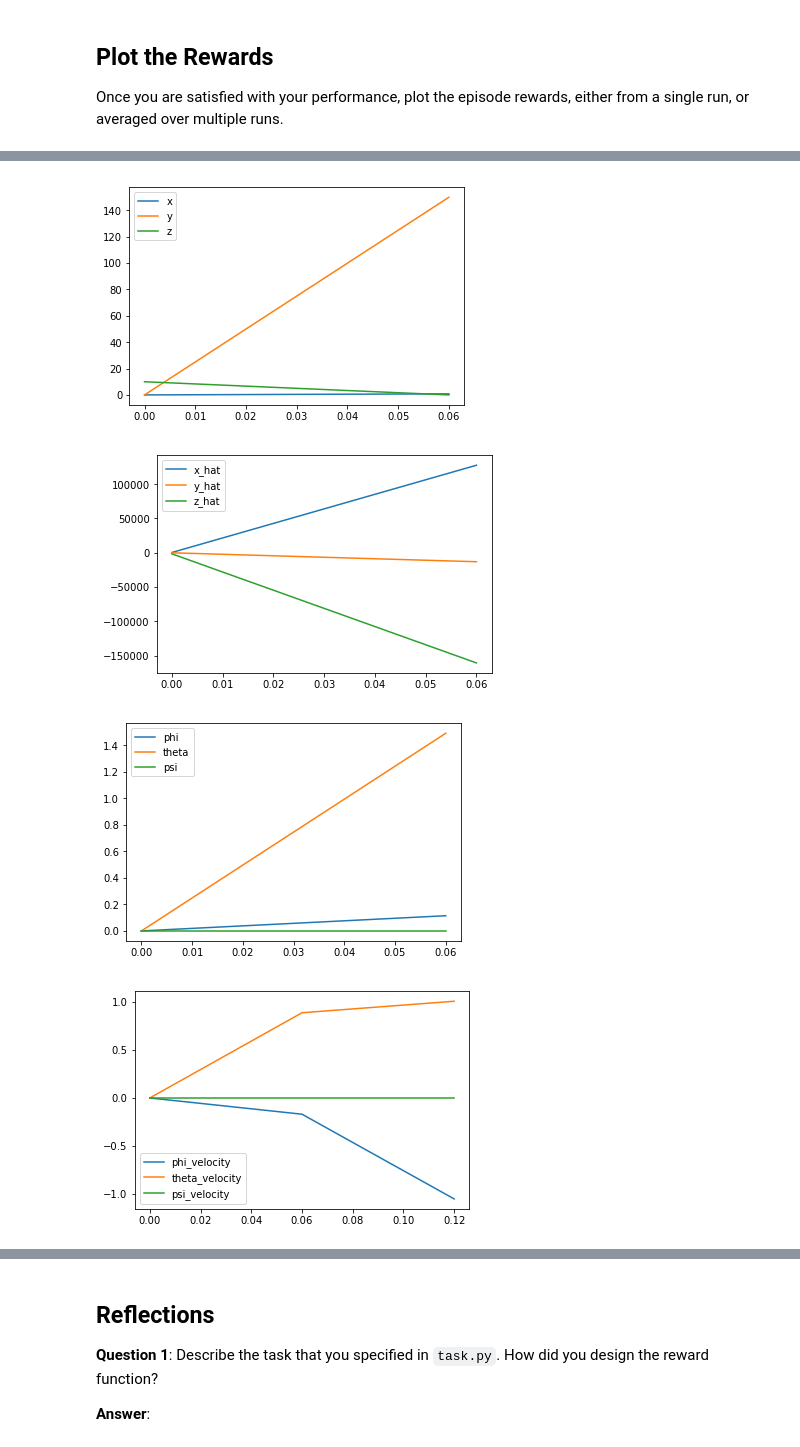
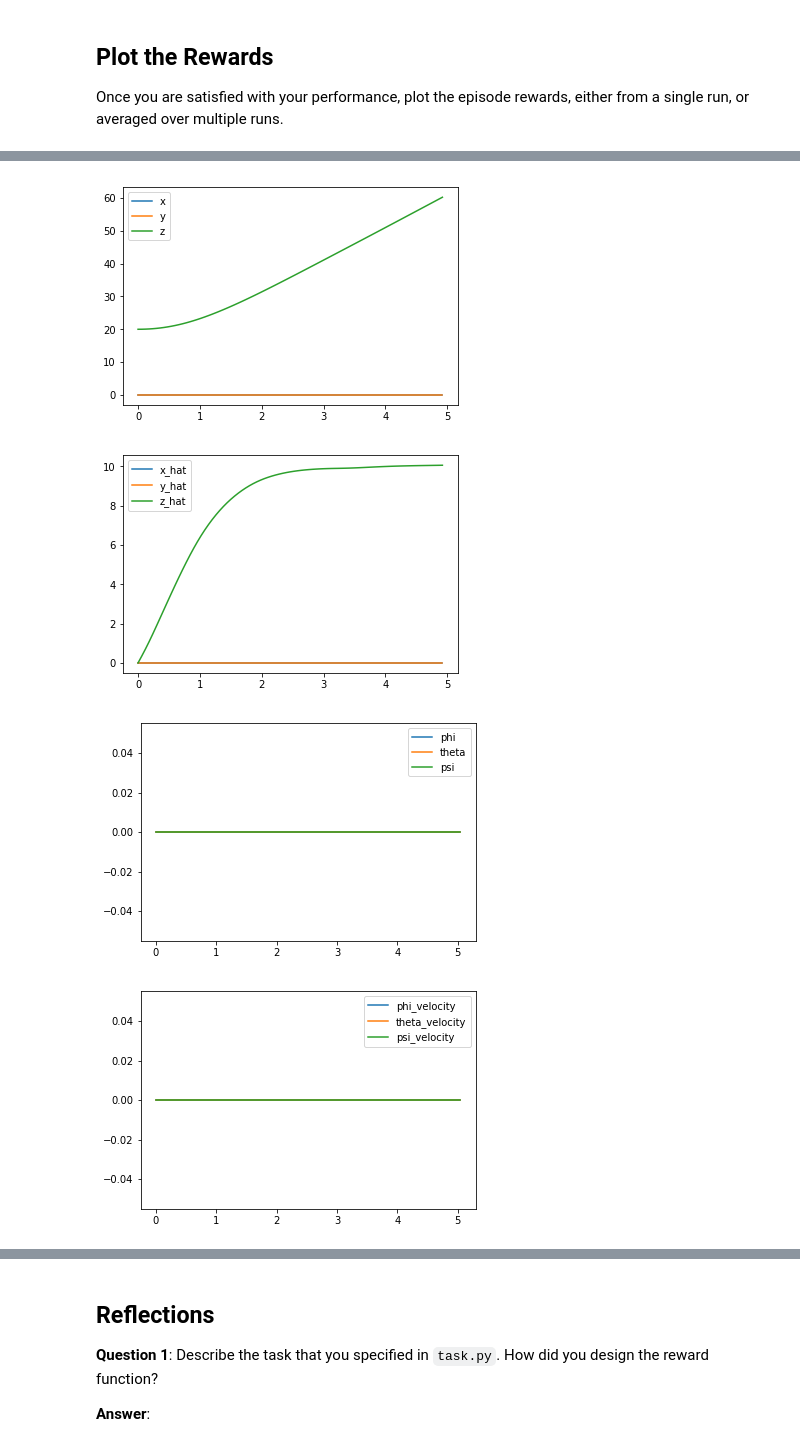
Before and after one commit to kristjansb/RL-Quadcopter-2, a Jupyter notebook: Quadcopter_Project.ipynb, the cells around one changed output, grey strips where cells are left out. Drawn from its saved outputs; the diff is of its cells as text; code cells hidden in the pictures.

```diff
--- a/Quadcopter_Project.ipynb
+++ b/Quadcopter_Project.ipynb
@@ -211,3 +211,44 @@ After specifying your task, use the sample agent in `agents/policy_search.py` as
 Note that it is **highly unlikely** that the first agent and task that you specify will learn well.  You will likely have to tweak various hyperparameters and the reward function for your task until you arrive at reasonably good behavior.
 
 As you develop your agent, it's important to keep an eye on how it's performing. Use the code above as inspiration to build in a mechanism to log/save the total rewards obtained in each episode to file.  If the episode rewards are gradually increasing, this is an indication that your agent is learning.
+# %%
+# you must include '%matplotlib notebook' for this to work
+%matplotlib notebook
+
+# generate plot function
+def plt_dynamic(x, y1, y2, y3, color_y1='g', color_y2='b', color_y3='k'):
+    sub1.plot(x, y1, color_y1)
+    sub2.plot(x, y2, color_y2)
+    ax2.plot(x, y3, color_y3)
+    fig.canvas.draw()
+
+# create plots
+fig, (sub1, ax2) = plt.subplots(1,2)
+sub2 = sub1.twinx()
+
+time_limit = runtime
+y1_lower, y1_upper = 0.0, 150.0
+y2_lower, y2_upper = 0.0, 900.0
+y3_lower, y3_upper = -400., 700.
+
+# set plot boundaries
+sub1.set_xlim(0, time_limit) # this is typically time
+sub1.set_ylim(y1_lower, y1_upper) # limits to your y1
+sub2.set_xlim(0, time_limit) # time, again
+sub2.set_ylim(y2_lower, y2_upper) # limits to your y2
+ax2.set_xlim(0, time_limit) # time
+ax2.set_ylim(y3_lower, y3_upper) # limit for second plot
+
+# set labels and colors for the axes
+sub1.set_xlabel('time (s)', color='k')
+sub1.set_ylabel('Z Position (m)', color='g')
+sub1.tick_params(axis='x', colors='k')
+sub1.tick_params(axis='y', colors="g")
+
+#sub2.set_ylabel('Rotor speed', color='b')
+sub2.tick_params(axis='y', colors='b')
+
+ax2.set_xlabel('time (s)', color='k')
+#ax2.set_ylabel('Reward', color='k')
+ax2.tick_params(axis='x', colors='k')
+ax2.tick_params(axis='y', colors='k')
@@ -308,42 +514,42 @@ for ep in range(len(episode_results)):
 # %%
 ## TODO: Plot the rewards.
-episode_num = 37
+episode_num = 72
 plt.plot(episode_results[episode_num]['time'], episode_results[episode_num]['x'], label='x')
 plt.plot(episode_results[episode_num]['time'], episode_results[episode_num]['y'], label='y')
 plt.plot(episode_results[episode_num]['time'], episode_results[episode_num]['z'], label='z')
 plt.legend()
 _ = plt.ylim()
 # %% [output]
-[figure, old version]
+[figure, new version]
 # %%
 ## TODO: Plot the rewards.
-episode_num = 37
+episode_num = 72
 plt.plot(episode_results[episode_num]['time'], episode_results[episode_num]['x_velocity'], label='x_hat')
 plt.plot(episode_results[episode_num]['time'], episode_results[episode_num]['y_velocity'], label='y_hat')
 plt.plot(episode_results[episode_num]['time'], episode_results[episode_num]['z_velocity'], label='z_hat')
 plt.legend()
 _ = plt.ylim()
 # %% [output]
-[figure, old version]
+[figure, new version]
 # %%
 ## TODO: Plot the rewards.
-episode_num = 38
+episode_num = 1018
 plt.plot(episode_results[episode_num]['time'], episode_results[episode_num]['phi'], label='phi')
 plt.plot(episode_results[episode_num]['time'], episode_results[episode_num]['theta'], label='theta')
 plt.plot(episode_results[episode_num]['time'], episode_results[episode_num]['psi'], label='psi')
 plt.legend()
 _ = plt.ylim()
 # %% [output]
-[figure, old version]
+[figure, new version]
 # %%
 ## TODO: Plot the rewards.
-episode_num = 30
+episode_num = 1018
 plt.plot(episode_results[episode_num]['time'], episode_results[episode_num]['phi_velocity'], label='phi_velocity')
 plt.plot(episode_results[episode_num]['time'], episode_results[episode_num]['theta_velocity'], label='theta_velocity')
 plt.plot(episode_results[episode_num]['time'], episode_results[episode_num]['psi_velocity'], label='psi_velocity')
 plt.legend()
 _ = plt.ylim()
 # %% [output]
-[figure, old version]
+[figure, new version]
 # %%
 ## TODO: Plot the rewards.
```
Also changed, not shown: parts of 20 cells of this notebook, 4 other files.
